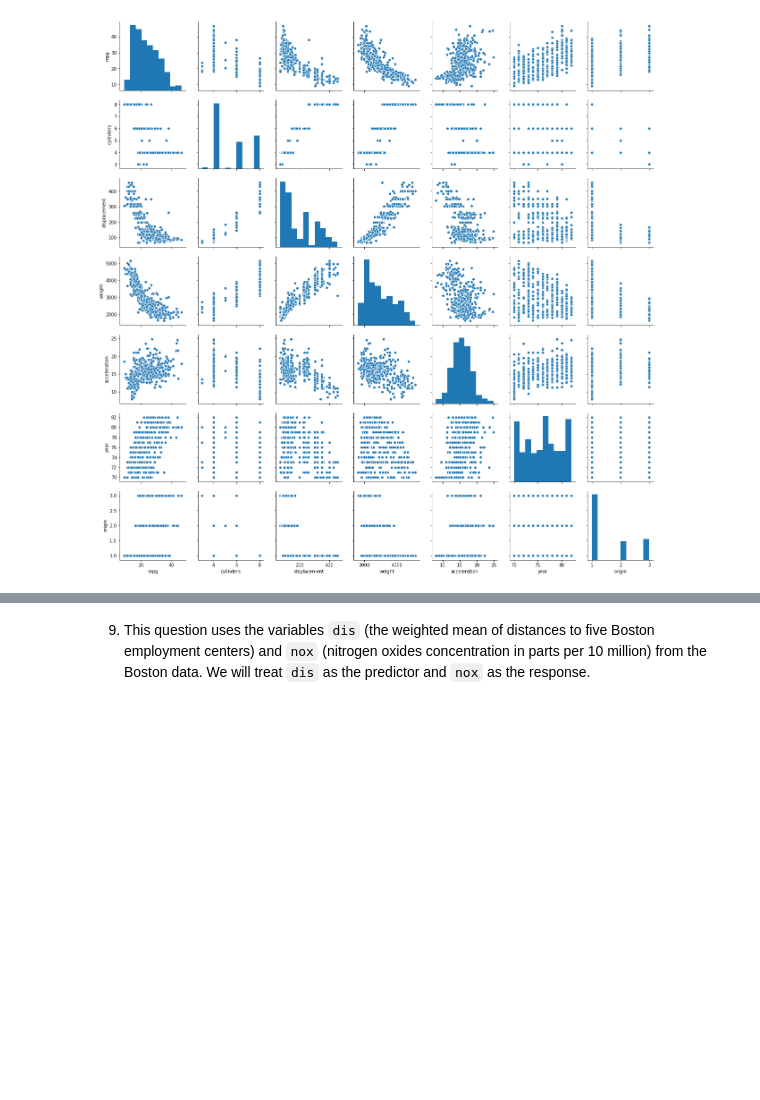
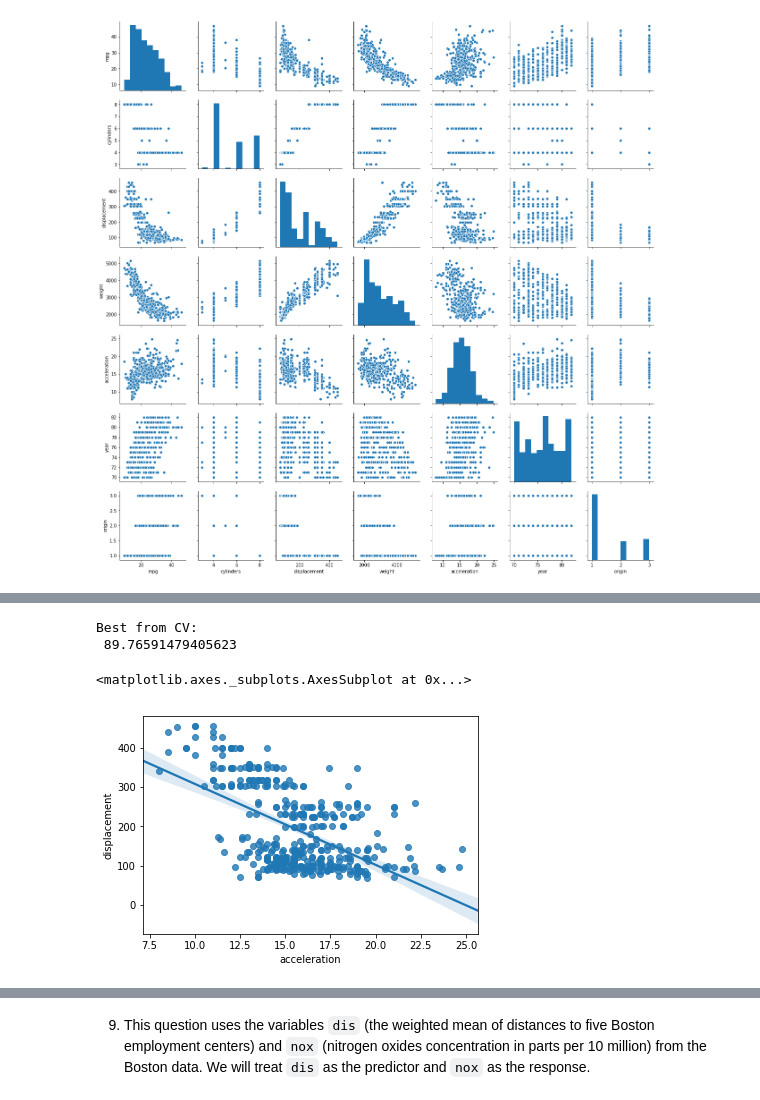
Before and after one commit to coxy1989/mlsabbatical, a Jupyter notebook: notebooks/statistical_learning/ch7_statistical_learning/applied.ipynb, the cells around one changed output, grey strips where cells are left out. Cells and saved outputs as stored; diff of their text form; code cells hidden in the pictures; blank space fills up the shorter version.

```diff
--- a/notebooks/statistical_learning/ch7_statistical_learning/applied.ipynb
+++ b/notebooks/statistical_learning/ch7_statistical_learning/applied.ipynb
@@ -219,0 +378,18 @@ sns.heatmap(auto_df.corr(), annot=True)
+# %%
+# Explore the relationship between acceleration and dispacement (1)
+# Benchmark against linear regression
+
+cv_result = run_cv(auto_df,
+                   10,
+                   lambda df, i: pd.DataFrame(df.acceleration),
+                   lambda df: df.displacement,
+                   lambda x, y: linear_model.LinearRegression().fit(x, y),
+                   range(1,2))
+
+print('Best from CV:\n {}'.format(cv_result.mean()[0]))
+sns.regplot(x='acceleration', y='displacement', data=auto_df)
+# %% [output]
+Best from CV:
+ 89.76591479405623
+<matplotlib.axes._subplots.AxesSubplot at 0x...>
+[figure, added]
```
Also changed, not shown: parts of 28 cells of this notebook, 1 other file.
